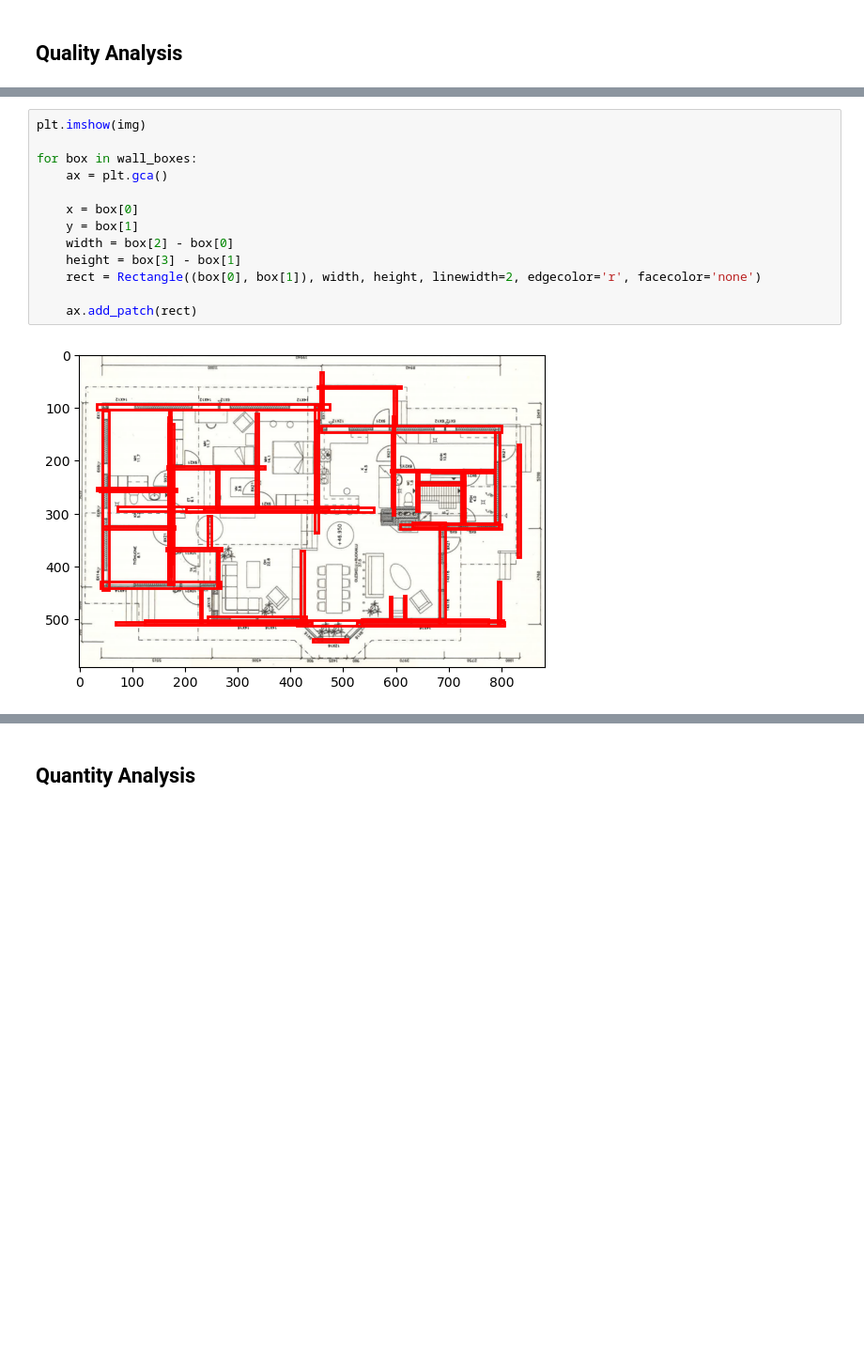
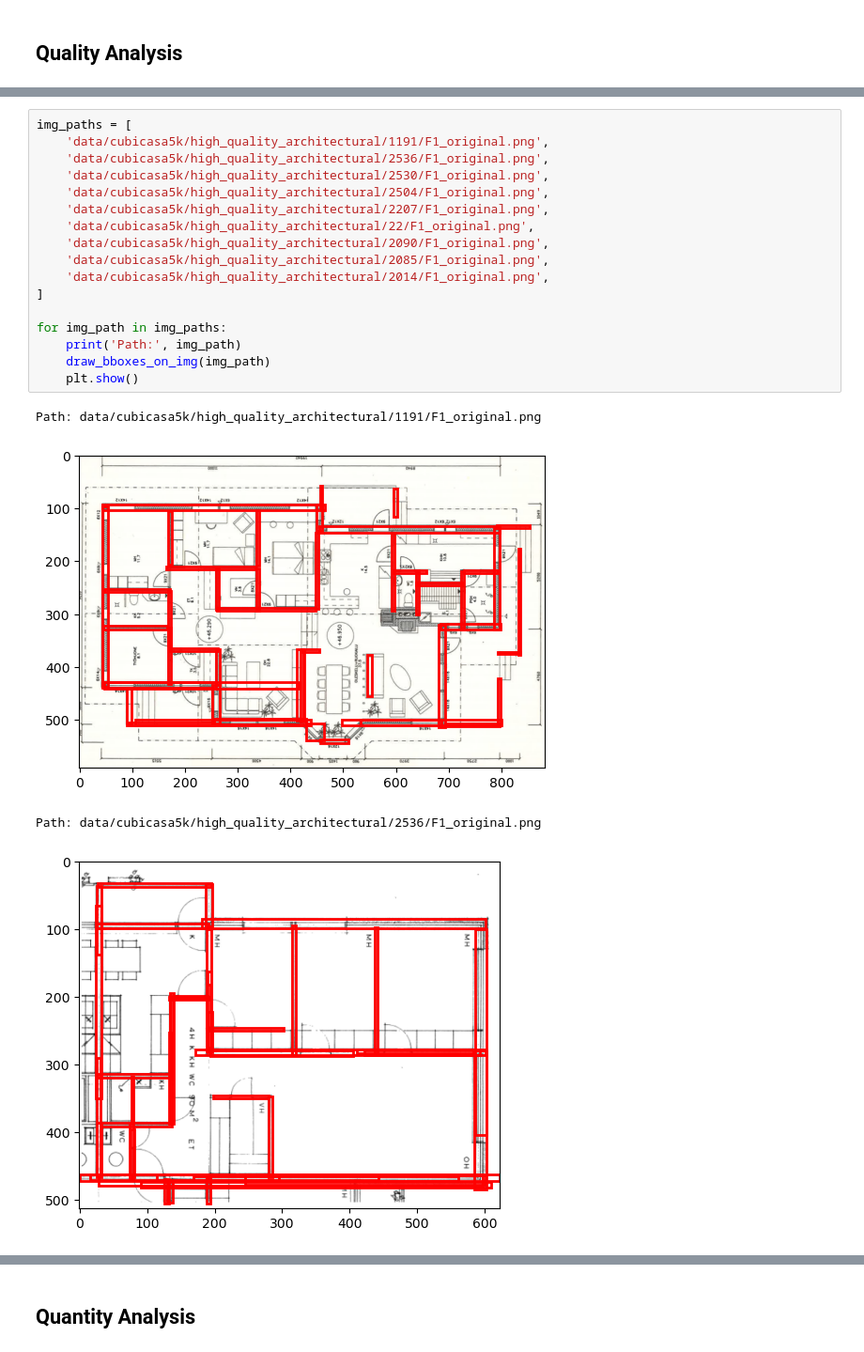
Before and after one commit to LeoProPlus/ml-eng-test, a Jupyter notebook: src/ml/walls_detection/evaluation.ipynb, the cells around one changed output, grey strips where cells are left out. Shown at 94% size. Saved outputs shown, nothing was run; the diff lists cells and outputs as text; blank space fills up the shorter version.

Commit message:
add experimental evaluation for walls detection

```diff
--- a/src/ml/walls_detection/evaluation.ipynb
+++ b/src/ml/walls_detection/evaluation.ipynb
@@ -115,15 +74,22 @@ ax.add_patch(rect)
-# %%
-plt.imshow(img)
-
-for box in wall_boxes:
-    ax = plt.gca()
-
-    x = box[0]
-    y = box[1]
-    width = box[2] - box[0]
-    height = box[3] - box[1]
-    rect = Rectangle((box[0], box[1]), width, height, linewidth=2, edgecolor='r', facecolor='none')
-
-    ax.add_patch(rect)
-# %% [output]
-[figure, removed]
+# %%
+img_paths = [
+    'data/cubicasa5k/high_quality_architectural/1191/F1_original.png',
+    'data/cubicasa5k/high_quality_architectural/2536/F1_original.png',
+    'data/cubicasa5k/high_quality_architectural/2530/F1_original.png',
+    'data/cubicasa5k/high_quality_architectural/2504/F1_original.png',
+    'data/cubicasa5k/high_quality_architectural/2207/F1_original.png',
+    'data/cubicasa5k/high_quality_architectural/22/F1_original.png',
+    'data/cubicasa5k/high_quality_architectural/2090/F1_original.png',
+    'data/cubicasa5k/high_quality_architectural/2085/F1_original.png',
+    'data/cubicasa5k/high_quality_architectural/2014/F1_original.png',
+]
+
+for img_path in img_paths:
+    print('Path:', img_path)
+    draw_bboxes_on_img(img_path)
+    plt.show()
+# %% [output]
+Path: data/cubicasa5k/high_quality_architectural/1191/F1_original.png
+[figure, added]
+Path: data/cubicasa5k/high_quality_architectural/2536/F1_original.png
+[figure, added]
```
Also changed, not shown: parts of 11 cells of this notebook, 4 other files.
